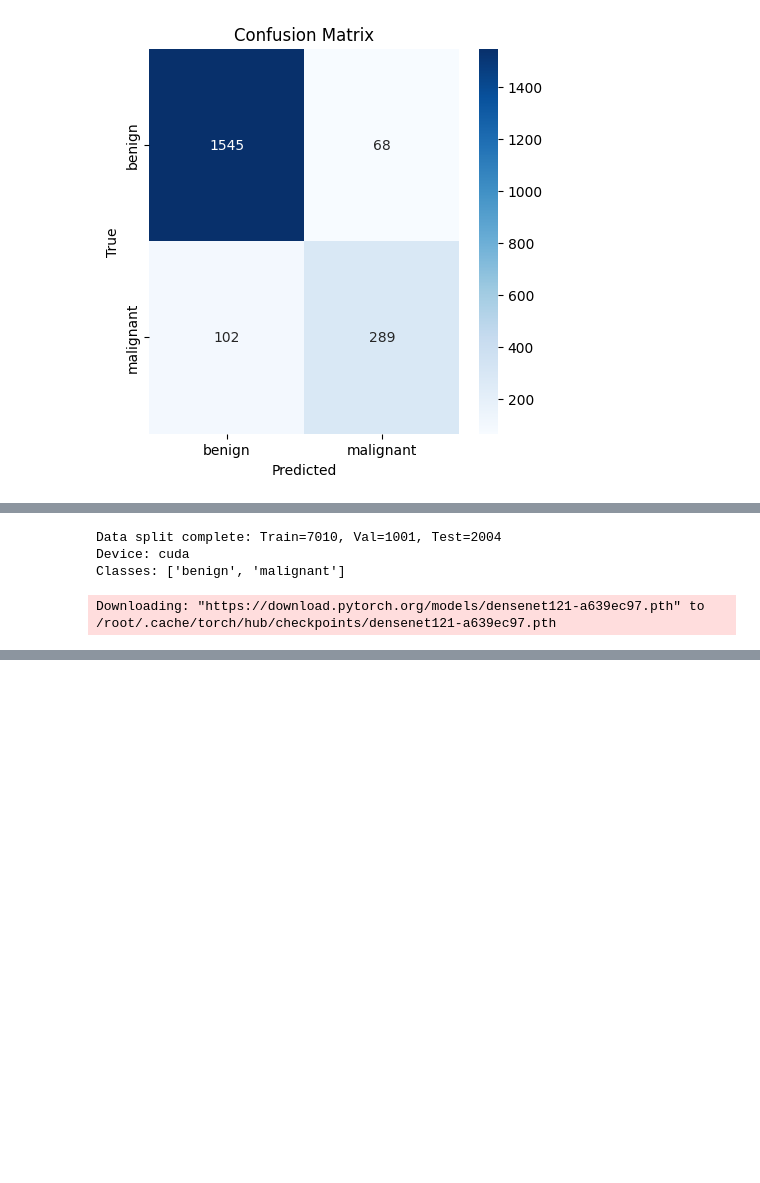
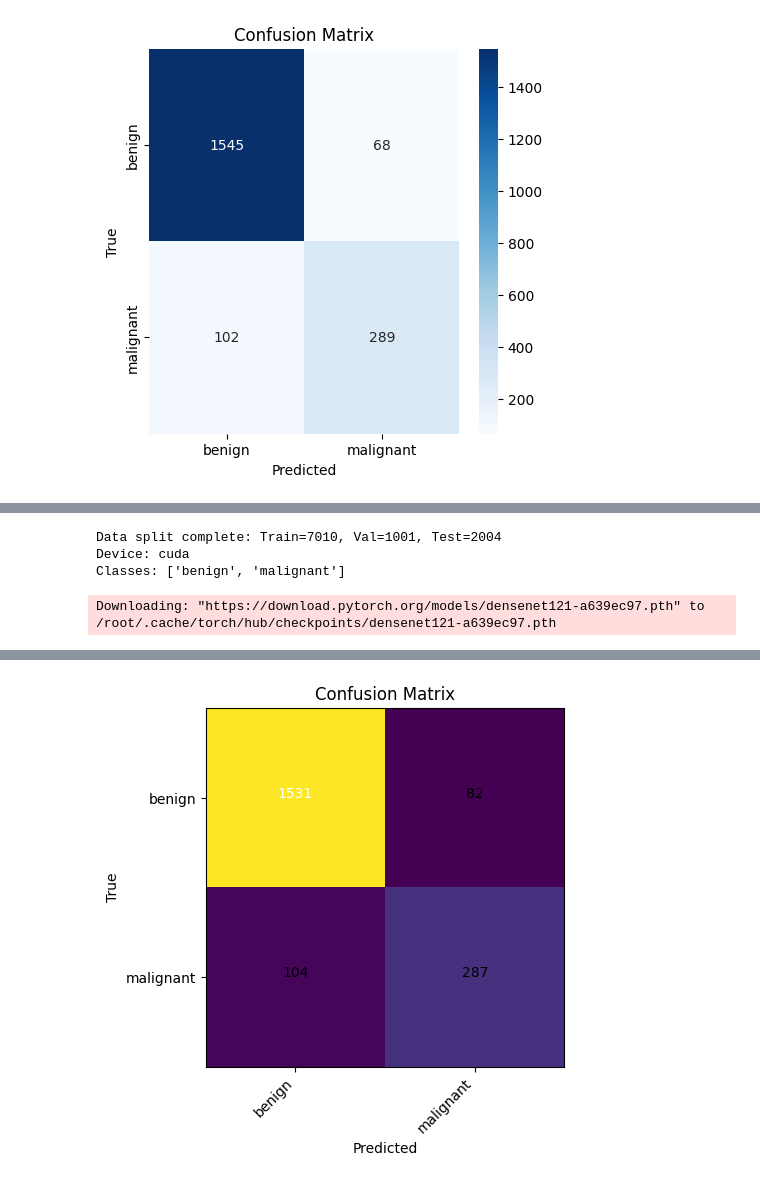
Before and after one commit to Ruma13/skin_cancer-tl, a Jupyter notebook: Final_Backbones_TL_Evaluate.ipynb, the cells around one changed output, grey strips where cells are left out. Drawn from its saved outputs; the diff is of its cells as text; code cells hidden in the pictures; blank space fills up the shorter version.

```diff
--- a/Final_Backbones_TL_Evaluate.ipynb
+++ b/Final_Backbones_TL_Evaluate.ipynb
@@ -1845,22 +1846,19 @@ import copy
 import time
 import numpy as np
 import pandas as pd
-from typing import Tuple, Dict, Any
 from sklearn.model_selection import train_test_split
-from sklearn.metrics import classification_report, confusion_matrix, f1_score, precision_score, recall_score, roc_auc_score
+from sklearn.metrics import confusion_matrix
 import matplotlib.pyplot as plt
-from itertools import cycle
+import shutil
 
 import torch
 import torch.nn as nn
 import torch.nn.functional as F
-from torch.utils.data import DataLoader, WeightedRandomSampler, Dataset
+from torch.utils.data import DataLoader, WeightedRandomSampler
 from torchvision import models, transforms, datasets
-from PIL import Image
-import shutil
-
 
 dataset_path = "/kaggle/input/skin-cancer-mnist-ham10000"
+
 image_dir_1 = os.path.join(dataset_path, "HAM10000_images_part_1")
 image_dir_2 = os.path.join(dataset_path, "HAM10000_images_part_2")
 metadata_csv = os.path.join(dataset_path, "HAM10000_metadata.csv")
@@ -1870,17 +1868,18 @@ train_dir = os.path.join(base_dir, "train")
 val_dir = os.path.join(base_dir, "val")
 test_dir = os.path.join(base_dir, "test")
 
-# Clean up old split dirs
+#  CLEANUP
 for d in [train_dir, val_dir, test_dir]:
     if os.path.exists(d):
         shutil.rmtree(d)
     os.makedirs(d)
 
+
 metadata = pd.read_csv(metadata_csv)
 benign_classes = ["nv", "bkl", "df", "vasc"]
 metadata["binary_label"] = metadata["dx"].apply(lambda x: 0 if x in benign_classes else 1)
 
-# Collect all images with labels
+# Collect images
 all_images = []
 for _, row in metadata.iterrows():
     img_id = row["image_id"]
@@ -1890,7 +1889,7 @@ for _, row in metadata.iterrows():
         img_path = os.path.join(image_dir_2, img_id + ".jpg")
     all_images.append((img_path, label))
 
-# Split dataset: 70% train, 10% val, 20% test
+# Split dataset
 train_images, temp_images = train_test_split(
     all_images,
     test_size=0.3,
@@ -1904,6 +1903,7 @@ val_images, test_images = train_test_split(
     random_state=42
 )
 
+# Copy images to directories
 def copy_images(img_label_list, dest_dir):
     for img_path, label in img_label_list:
         class_dir = os.path.join(dest_dir, label)
@@ -1913,11 +1913,8 @@ def copy_images(img_label_list, dest_dir):
 copy_images(train_images, train_dir)
 copy_images(val_images, val_dir)
 copy_images(test_images, test_dir)
-
 print(f"Data split complete: Train={len(train_images)}, Val={len(val_images)}, Test={len(test_images)}")
 
-
-# TRANSFORMS & DATALOADERS
 
 device = torch.device("cuda" if torch.cuda.is_available() else "cpu")
 print("Device:", device)
@@ -1972,9 +1969,7 @@ val_loader   = DataLoader(val_dataset, batch_size=batch_size, shuffle=False,
 test_loader  = DataLoader(test_dataset, batch_size=batch_size, shuffle=False,
                           num_workers=num_workers, pin_memory=True)
 
-
-# CBAM MODULE
-
+#  CBAM MODULE
 class ChannelAttention(nn.Module):
     def __init__(self, in_channels: int, reduction: int = 16):
         super().__init__()
@@ -1996,7 +1991,6 @@ class ChannelAttention(nn.Module):
         attn = self.sigmoid(attn).view(b, c, 1, 1)
         return x * attn
 
-
 class SpatialAttention(nn.Module):
     def __init__(self, kernel_size=7):
         super().__init__()
@@ -2010,7 +2004,6 @@ class SpatialAttention(nn.Module):
         attn = self.sigmoid(self.conv(feat))
         return x * attn
 
-
 class CBAM(nn.Module):
     def __init__(self, in_channels: int, reduction: int = 16):
         super().__init__()
@@ -2020,9 +2013,7 @@ class CBAM(nn.Module):
     def forward(self, x):
         return self.sa(self.ca(x))
 
-
-#  MODEL WITH CBAM + DenseNet121
-
+# MODEL
 class DenseNetCBAMFusion(nn.Module):
     def __init__(self, num_classes=2, unfreeze_last_block=True, mid_channels=1024):
         super().__init__()
@@ -2054,11 +2045,12 @@ class DenseNetCBAMFusion(nn.Module):
 
 model = DenseNetCBAMFusion(num_classes=num_classes).to(device)
 
-pyLoss()
+criterion = torch.nn.CrossEntropyLoss()
 optimizer = torch.optim.AdamW([p for p in model.parameters() if p.requires_grad],
                               lr=1e-3, weight_decay=1e-4)
 scheduler = torch.optim.lr_scheduler.CosineAnnealingLR(optimizer, T_max=15)
 
+#  TRAIN / EVALUATE FUNCTIONS
 def train_one_epoch(model, loader, optimizer, criterion):
     model.train()
     total_loss, correct, total = 0, 0, 0
@@ -2069,7 +2061,6 @@ def train_one_epoch(model, loader, optimizer, criterion):
         loss = criterion(logits, y)
         loss.backward()
         optimizer.step()
-
         total_loss += loss.item() * x.size(0)
         correct += (logits.argmax(1) == y).sum().item()
         total += y.size(0)
@@ -2089,9 +2080,13 @@ def evaluate(model, loader):
         total += y.size(0)
         all_logits.append(logits.cpu())
         all_targets.append(y.cpu())
-    return (total_loss / total, correct / total,
-            torch.cat(all_logits), torch.cat(all_targets))
+    return total_loss / total, correct / total, torch.cat(all_logits), torch.cat(all_targets)
 
+
+val_acc_cbam_fusion = []
+val_loss_cbam_fusion = []
+
+#  TRAINING LOOP
 best_acc = 0
 best_wts = copy.deepcopy(model.state_dict())
 patience = 5
@@ -2102,6 +2097,10 @@ for epoch in range(1, epochs+1):
     t0 = time.time()
     tr_loss, tr_acc = train_one_epoch(model, train_loader, optimizer, criterion)
     val_loss, val_acc, val_logits, val_targets = evaluate(model, val_loader)
+
+    # Append to lists
+    val_acc_cbam_fusion.append(val_acc)
+    val_loss_cbam_fusion.append(val_loss)
 
     scheduler.step()
 
@@ -2121,24 +2120,37 @@ for epoch in range(1, epochs+1):
         print("Early stopping.")
         break
 
+# Load best model
 model.load_state_dict(best_wts)
-
 
 test_loss, test_acc, test_logits, test_targets = evaluate(model, test_loader)
 print(f"TEST | Loss {test_loss:.4f} Acc {test_acc:.4f}")
 
-cm = confusion_matrix(test_targets.numpy(), test_logits.argmax(1).numpy())
-plt.figure(figsize=(5, 4))
-plt.imshow(cm, cmap="Blues")
-plt.title("Confusion Matrix")
-plt.xticks([0, 1], class_names)
-plt.yticks([0, 1], class_names)
-for i in range(cm.shape[0]):
-    for j in range(cm.shape[1]):
-        plt.text(j, i, cm[i, j], ha="center", va="center", color="red")
-plt.xlabel("Predicted")
-plt.ylabel("True")
-plt.show()
+def plot_confusion_matrix(logits, targets, classes):
+    preds = logits.argmax(dim=1).numpy()
+    y_true = targets.numpy()
+    cm = confusion_matrix(y_true, preds, labels=list(range(len(classes))))
+
+    fig = plt.figure(figsize=(6, 5))
+    plt.imshow(cm, interpolation='nearest')
+    plt.title("Confusion Matrix")
+    tick_marks = np.arange(len(classes))
+    plt.xticks(tick_marks, classes, rotation=45, ha='right')
+    plt.yticks(tick_marks, classes)
+    plt.xlabel("Predicted")
+    plt.ylabel("True")
+
+    # Add counts
+    thresh = cm.max() / 2.0 if cm.max() > 0 else 0.5
+    for i in range(cm.shape[0]):
+        for j in range(cm.shape[1]):
+            plt.text(j, i, format(cm[i, j], 'd'),
+                     horizontalalignment="center",
+                     color="white" if cm[i, j] > thresh else "black")
+    plt.tight_layout()
+    plt.show()
+
+plot_confusion_matrix(test_logits, test_targets, class_names)
 # %% [output]
 Data split complete: Train=7010, Val=1001, Test=2004
 Device: cuda
@@ -2147,0 +2176 @@ NameError: name 'pyLoss' is not defined
+[figure, added]
```
Also changed, not shown: parts of 5 cells of this notebook.
